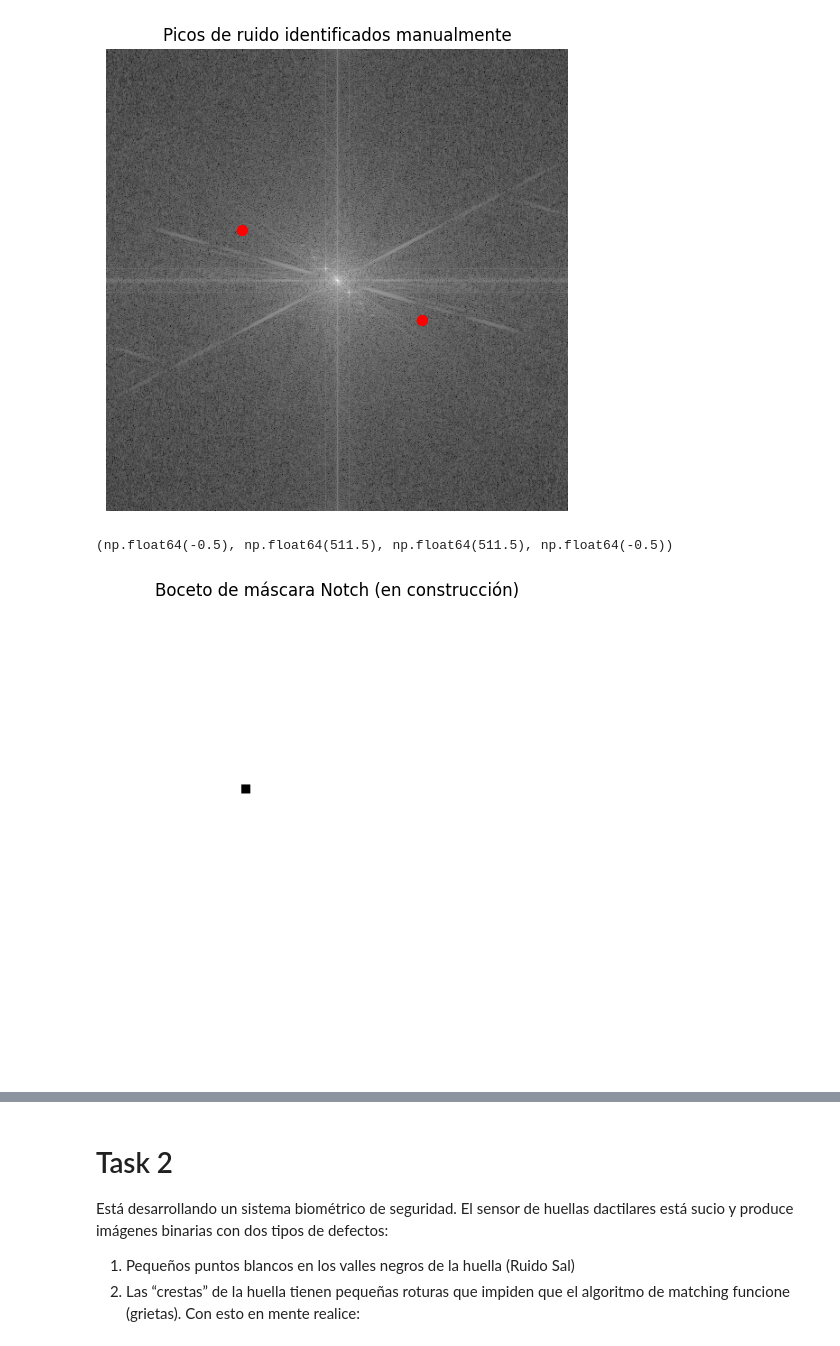
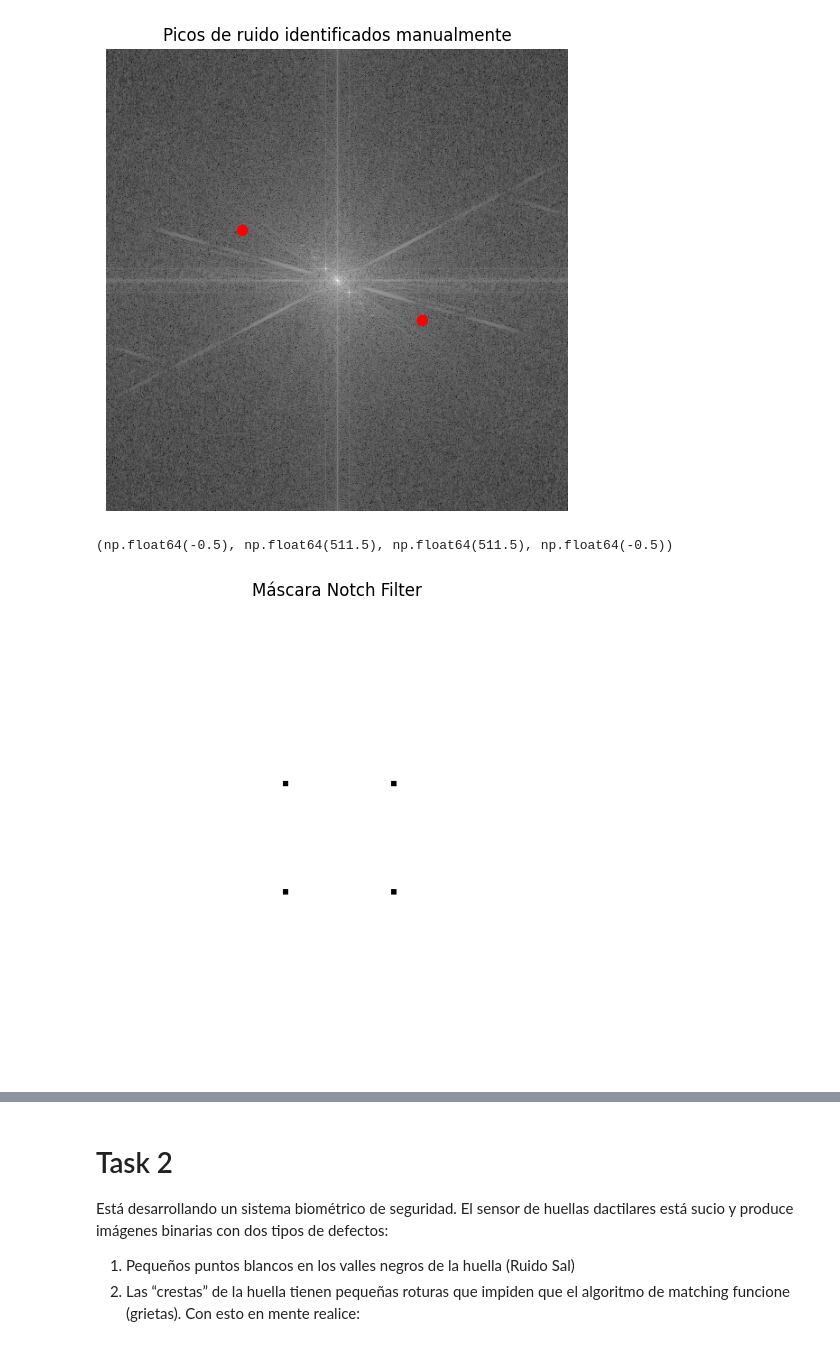
Before and after one commit to Czar272/lab2_VxC, a Jupyter notebook: lab2.ipynb, the cells around one changed output, grey strips where cells are left out. Saved outputs shown, nothing was run; the diff lists cells and outputs as text; code cells hidden in the pictures.

```diff
--- a/lab2.ipynb
+++ b/lab2.ipynb
@@ -72,13 +80,22 @@ plt.axis('off')
 [figure]
 # %%
 rows, cols = img.shape
+crow, ccol = rows // 2, cols // 2
+
 mask = np.ones((rows, cols), np.uint8)
 
-mask[200:210, 150:160] = 0
+offset = 60
+size = 6
+
+mask[crow-offset:crow-offset+size, ccol-offset:ccol-offset+size] = 0
+mask[crow+offset:crow+offset+size, ccol+offset:ccol+offset+size] = 0
+
+mask[crow-offset:crow-offset+size, ccol+offset:ccol+offset+size] = 0
+mask[crow+offset:crow+offset+size, ccol-offset:ccol-offset+size] = 0
 
 plt.imshow(mask, cmap='gray')
-plt.title('Boceto de máscara Notch (en construcción)')
+plt.title('Máscara Notch Filter')
 plt.axis('off')
 # %% [output]
 (np.float64(-0.5), np.float64(511.5), np.float64(511.5), np.float64(-0.5))
-[figure, old version]
+[figure, new version]
```
Also changed, not shown: parts of 6 cells of this notebook.
